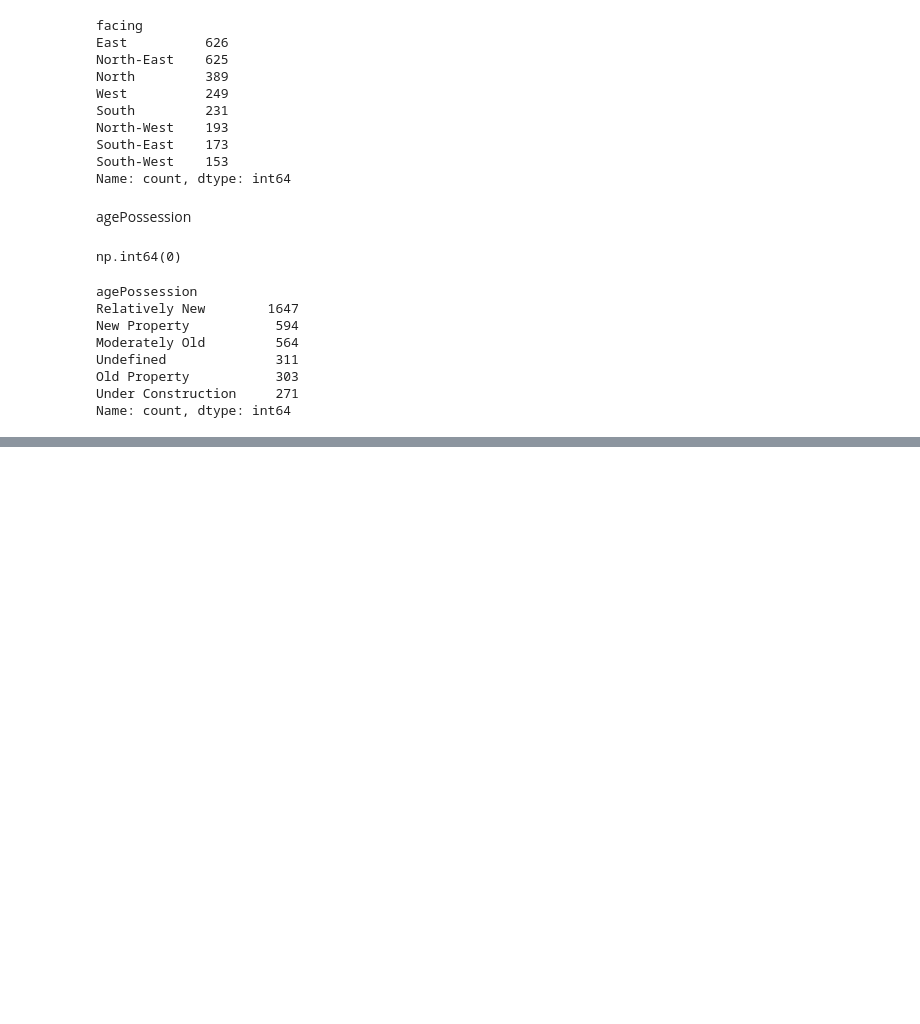
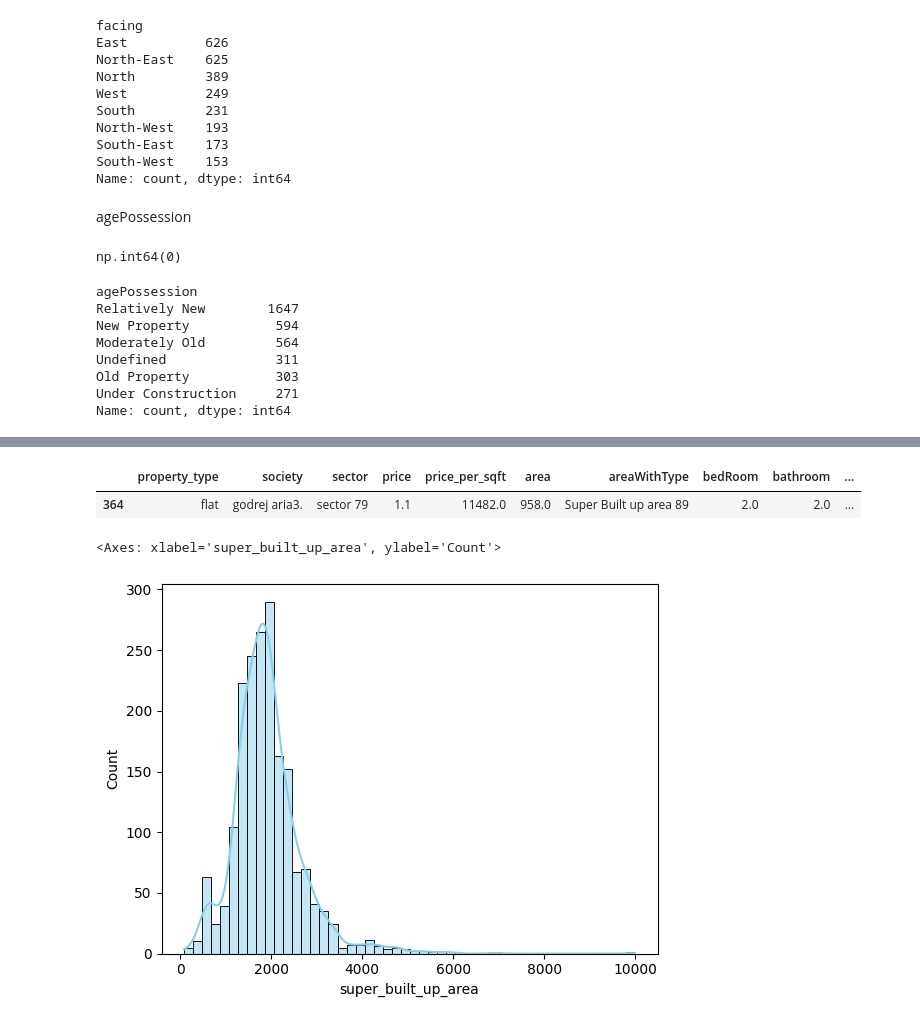
Before and after one commit to garvit1408/NestWise-, a Jupyter notebook: 4 - EDA/eda-univariate-analysis.ipynb, the cells around one changed output, grey strips where cells are left out. Cells and saved outputs as stored; diff of their text form; code cells hidden in the pictures; blank space fills up the shorter version.

```diff
--- a/4 - EDA/eda-univariate-analysis.ipynb
+++ b/4 - EDA/eda-univariate-analysis.ipynb
@@ -562,0 +614,10 @@ df.head()
+# %%
+df[df['super_built_up_area'] == 89] # conversion issue
+# %% [output]
+|  | property_type | society | sector | price | price_per_sqft | area | areaWithType | bedRoom | bathroom | ... |
+| 364 | flat | godrej aria3. | sector 79 | 1.1 | 11482.0 | 958.0 | Super Built up area 89 | 2.0 | 2.0 | ... |
+# %%
+sns.histplot(df['super_built_up_area'].dropna(),bins=50,color='skyblue',kde=True)
+# %% [output]
+<Axes: xlabel='super_built_up_area', ylabel='Count'>
+[figure, added]
```
Also changed, not shown: parts of 21 cells of this notebook.
